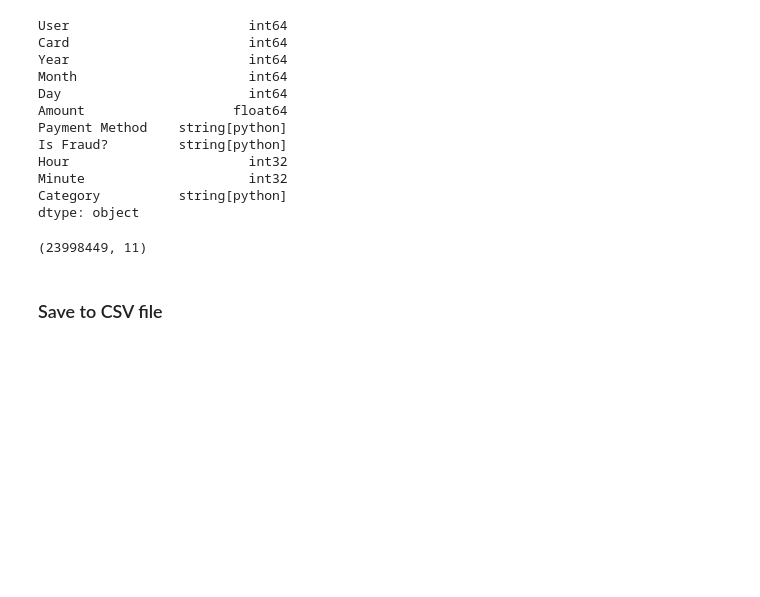
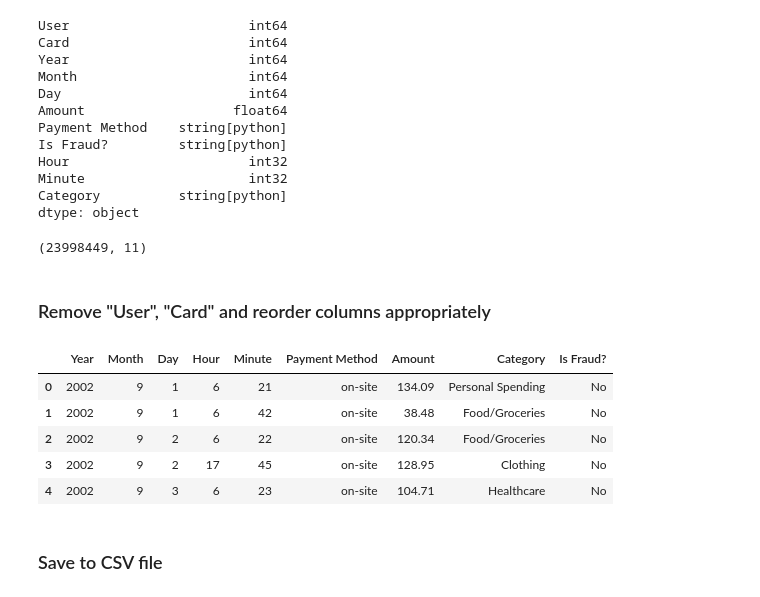
Before and after one commit to NourHabra/FUSE-AI, a Jupyter notebook: preprocessing-v2.ipynb, the cells around one changed output. Drawn from its saved outputs; the diff is of its cells as text; code cells hidden in the pictures; blank space fills up the shorter version.

Commit message:
Remove "User" & "Card", reorder columns

```diff
--- a/preprocessing-v2.ipynb
+++ b/preprocessing-v2.ipynb
@@ -522,6 +520,18 @@ data.shape
 (23998449, 11)
 # %%
 data=data.reset_index(drop=True)
+# %% [markdown]
+### Remove "User", "Card" and reorder columns appropriately
+# %%
+data = data[["Year", "Month", "Day", "Hour", "Minute", "Payment Method", "Amount", "Category", "Is Fraud?"]]
+data.head()
+# %% [output]
+|  | Year | Month | Day | Hour | Minute | Payment Method | Amount | Category | Is Fraud? |
+| 0 | 2002 | 9 | 1 | 6 | 21 | on-site | 134.09 | Personal Spending | No |
+| 1 | 2002 | 9 | 1 | 6 | 42 | on-site | 38.48 | Food/Groceries | No |
+| 2 | 2002 | 9 | 2 | 6 | 22 | on-site | 120.34 | Food/Groceries | No |
+| 3 | 2002 | 9 | 2 | 17 | 45 | on-site | 128.95 | Clothing | No |
+| 4 | 2002 | 9 | 3 | 6 | 23 | on-site | 104.71 | Healthcare | No |
 # %% [markdown]
 ### Save to CSV file
 # %%
```
Also changed, not shown: parts of 1 cell of this notebook.
